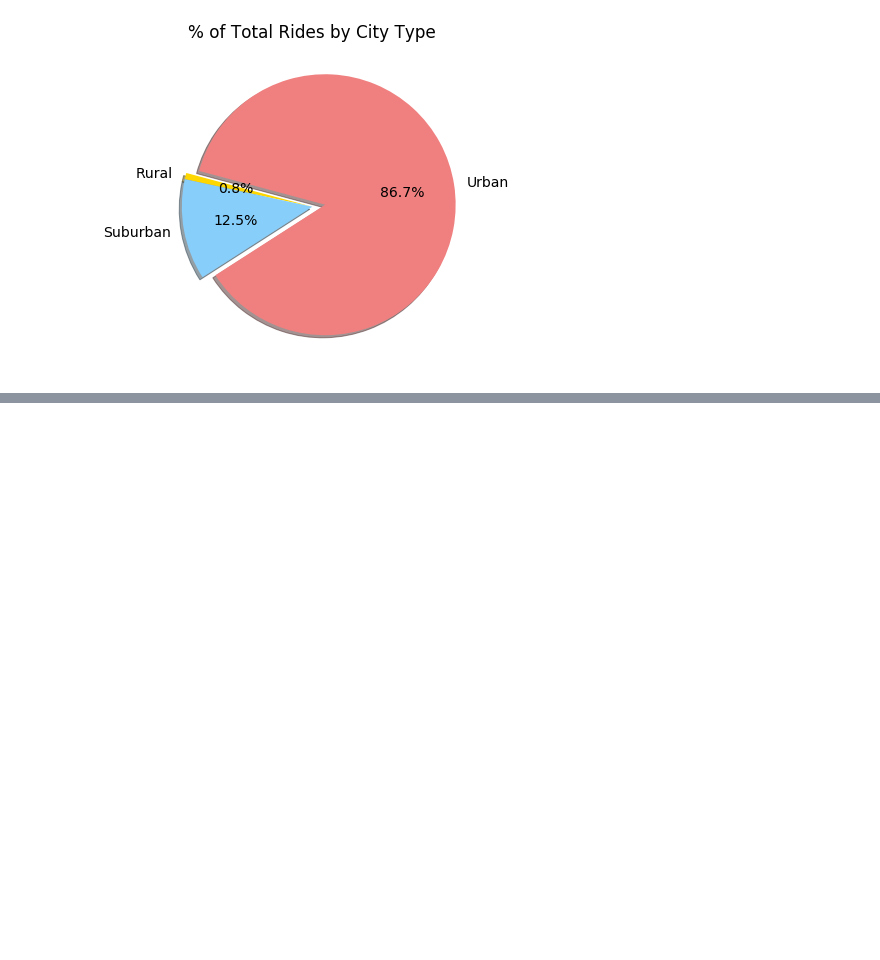
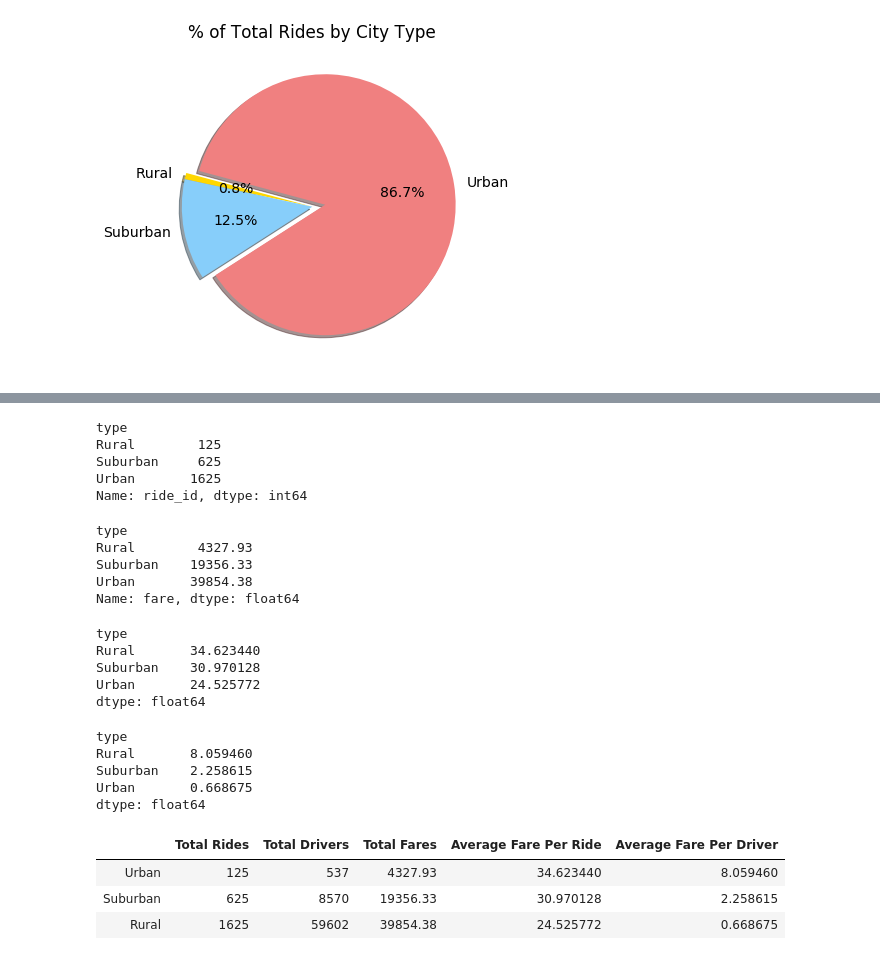
Before and after one commit to amber-luk/Data-Online-Review, a Jupyter notebook: Module_5_PyBer_Analysis/PyBer.ipynb, the cells around one changed output, grey strips where cells are left out. Saved outputs shown, nothing was run; the diff lists cells and outputs as text; code cells hidden in the pictures; blank space fills up the shorter version.

```diff
--- a/Module_5_PyBer_Analysis/PyBer.ipynb
+++ b/Module_5_PyBer_Analysis/PyBer.ipynb
@@ -972,0 +989,45 @@ plt.show()
+# %%
+ride_count_by_type = pyber_data_df.groupby(['type']).count()['ride_id']
+ride_count_by_type
+# %% [output]
+type
+Rural        125
+Suburban     625
+Urban       1625
+Name: ride_id, dtype: int64
+# %%
+total_fare_by_type = pyber_data_df.groupby(['type']).sum()['fare']
+total_fare_by_type
+# %% [output]
+type
+Rural        4327.93
+Suburban    19356.33
+Urban       39854.38
+Name: fare, dtype: float64
+# %%
+avg_fare_per_ride = total_fare_by_type / ride_count_by_type
+avg_fare_per_ride
+# %% [output]
+type
+Rural       34.623440
+Suburban    30.970128
+Urban       24.525772
+dtype: float64
+# %%
+avg_fare_per_driver = total_fare_by_type / driver_count_by_type
+avg_fare_per_driver
+# %% [output]
+type
+Rural       8.059460
+Suburban    2.258615
+Urban       0.668675
+dtype: float64
+# %%
+summary_df = pd.DataFrame({"Total Rides": ride_count_by_type.values, "Total Drivers": driver_count_by_type.values, "Total Fares": total_fare_by_type.values, "Average Fare Per Ride": avg_fare_per_ride.values, "Average Fare Per Driver": avg_fare_per_driver.values}, index=['Urban', 'Suburban', 'Rural'])
+# %%
+summary_df
+# %% [output]
+|  | Total Rides | Total Drivers | Total Fares | Average Fare Per Ride | Average Fare Per Driver |
+| Urban | 125 | 537 | 4327.93 | 34.623440 | 8.059460 |
+| Suburban | 625 | 8570 | 19356.33 | 30.970128 | 2.258615 |
+| Rural | 1625 | 59602 | 39854.38 | 24.525772 | 0.668675 |
```
Also changed, not shown: parts of 8 cells of this notebook.
